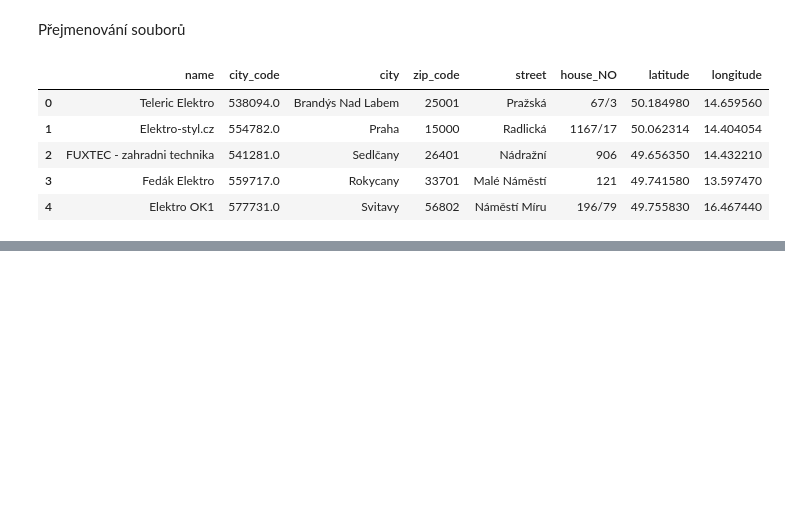
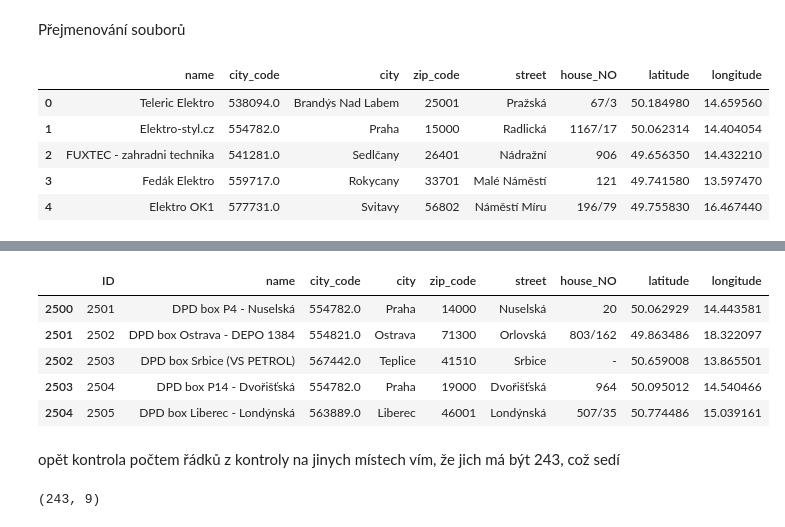
Before and after one commit to 123Lenka/Detektivky_vizualni_smog, a Jupyter notebook: lenka/dpd_cleaning.ipynb, the cells around one changed output, grey strips where cells are left out. Drawn from its saved outputs; the diff is of its cells as text; code cells hidden in the pictures; blank space fills up the shorter version.

```diff
--- a/lenka/dpd_cleaning.ipynb
+++ b/lenka/dpd_cleaning.ipynb
@@ -62,0 +91,24 @@ df_prejmenovany.head(5)
+# %%
+# Vytvoříme boolean mask, který je True pro řádky, kde 'name' obsahuje 'DPD box'
+# 'na=False' zajistí, že buňky s chybějícími hodnotami (NaN) nebudou zahrnuty
+# 'case=False' zajistí, že vyhledávání není citlivé na velikost písmen (najde "DPD box", "dpd box" atd.)
+mask = df_prejmenovany['name'].str.contains('DPD box', na=False, case=False)
+
+# Nyní použijeme tuto masku přímo k výběru řádků, které splňují podmínku (tj. obsahují "DPD box")
+df_cleaned = df_prejmenovany[mask].copy() # Důležité: .copy() zabrání SettingWithCopyWarning
+
+
+df_cleaned.head(5)
+# %% [output]
+|  | ID | name | city_code | city | zip_code | street | house_NO | latitude | longitude |
+| 2500 | 2501 | DPD box P4 - Nuselská | 554782.0 | Praha | 14000 | Nuselská | 20 | 50.062929 | 14.443581 |
+| 2501 | 2502 | DPD box Ostrava - DEPO 1384 | 554821.0 | Ostrava | 71300 | Orlovská | 803/162 | 49.863486 | 18.322097 |
+| 2502 | 2503 | DPD box Srbice (VS PETROL) | 567442.0 | Teplice | 41510 | Srbice | - | 50.659008 | 13.865501 |
+| 2503 | 2504 | DPD box P14 - Dvořišťská | 554782.0 | Praha | 19000 | Dvořišťská | 964 | 50.095012 | 14.540466 |
+| 2504 | 2505 | DPD box Liberec - Londýnská | 563889.0 | Liberec | 46001 | Londýnská | 507/35 | 50.774486 | 15.039161 |
+# %% [markdown]
+opět kontrola počtem řádků z kontroly na jinych místech vím, že jich má být 243, což sedí
+# %%
+df_cleaned.shape
+# %% [output]
+(243, 9)
```
Also changed, not shown: parts of 12 cells of this notebook, 2 other files.
